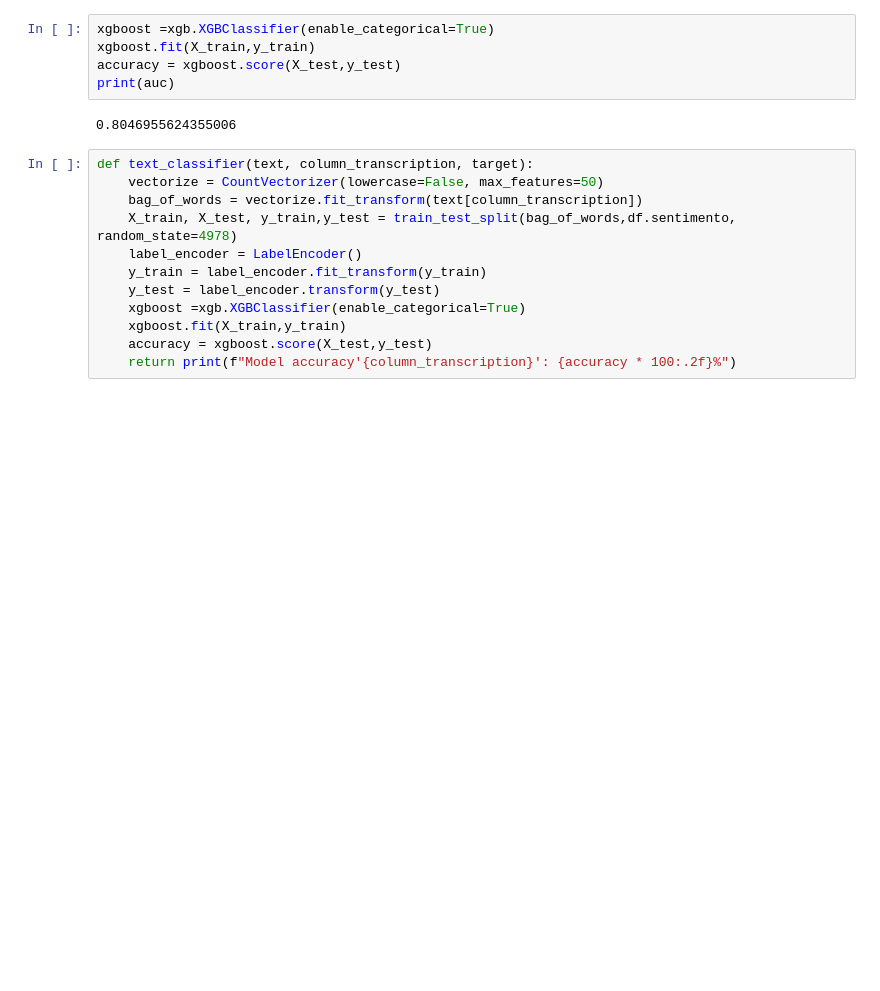
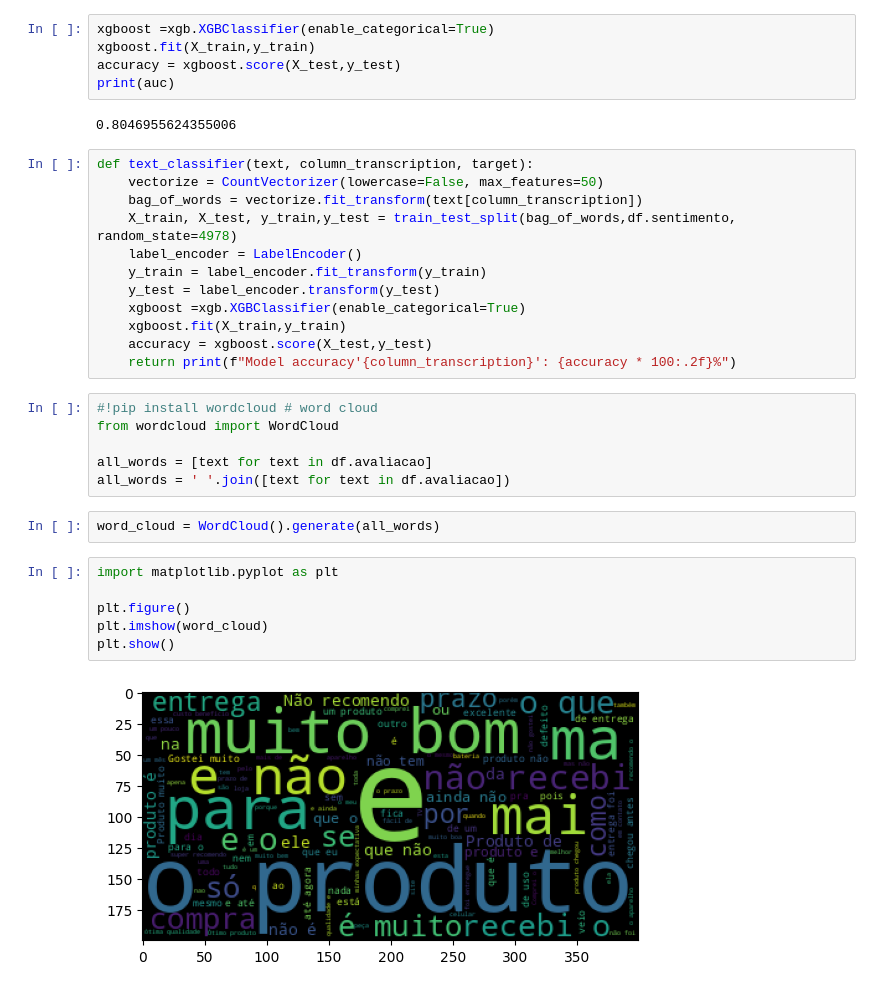
Before and after one commit to isadays/NLP, a Jupyter notebook: Modelo.ipynb, the cells around one changed output. Drawn from its saved outputs; the diff is of its cells as text; blank space fills up the shorter version.

Commit message:
Word_cloud

```diff
--- a/Modelo.ipynb
+++ b/Modelo.ipynb
@@ -87,3 +87,19 @@ def text_classifier(text, column_transcription, target):
     xgboost.fit(X_train,y_train)
     accuracy = xgboost.score(X_test,y_test)
     return print(f"Model accuracy'{column_transcription}': {accuracy * 100:.2f}%")
+# %%
+#!pip install wordcloud # word cloud
+from wordcloud import WordCloud
+
+all_words = [text for text in df.avaliacao]
+all_words = ' '.join([text for text in df.avaliacao])
+# %%
+word_cloud = WordCloud().generate(all_words)
+# %%
+import matplotlib.pyplot as plt
+
+plt.figure()
+plt.imshow(word_cloud)
+plt.show()
+# %% [output]
+[figure, added]
```
